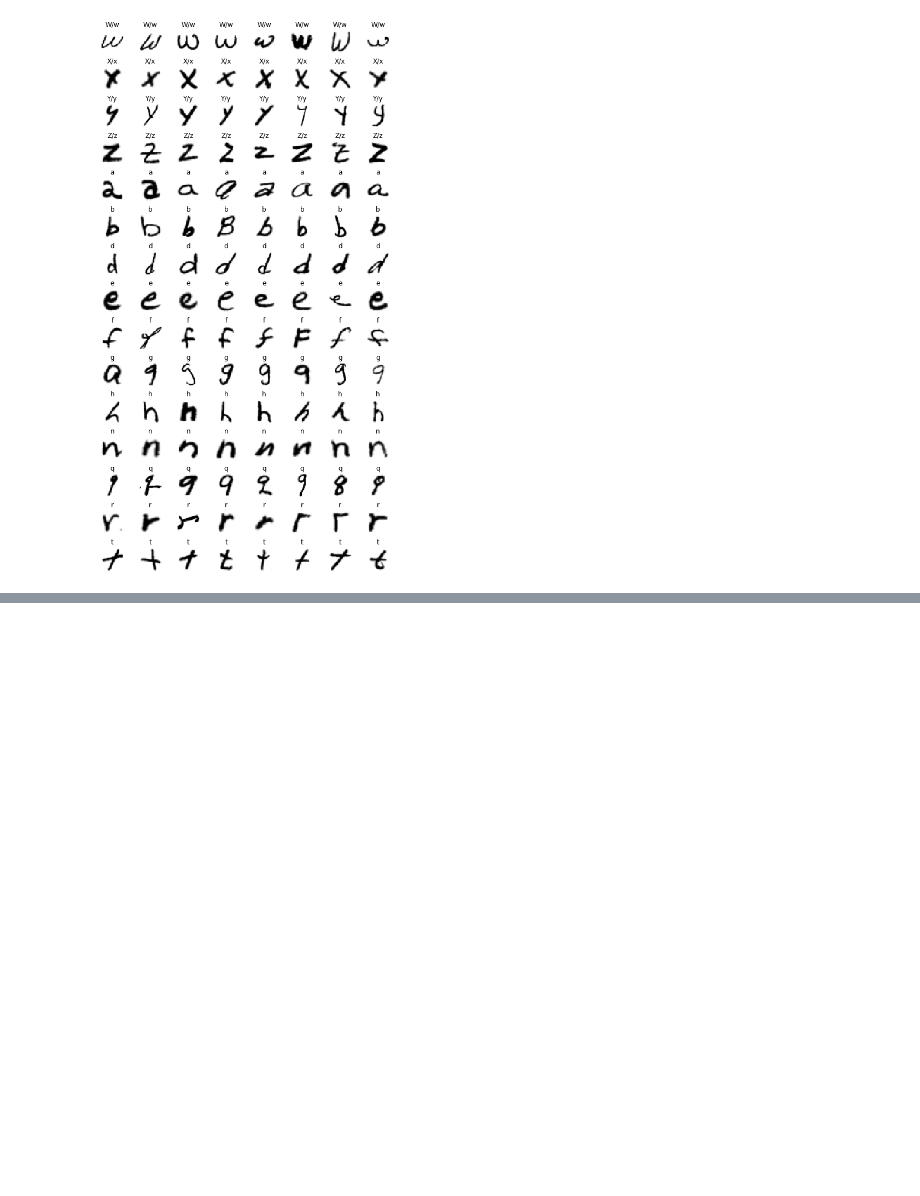
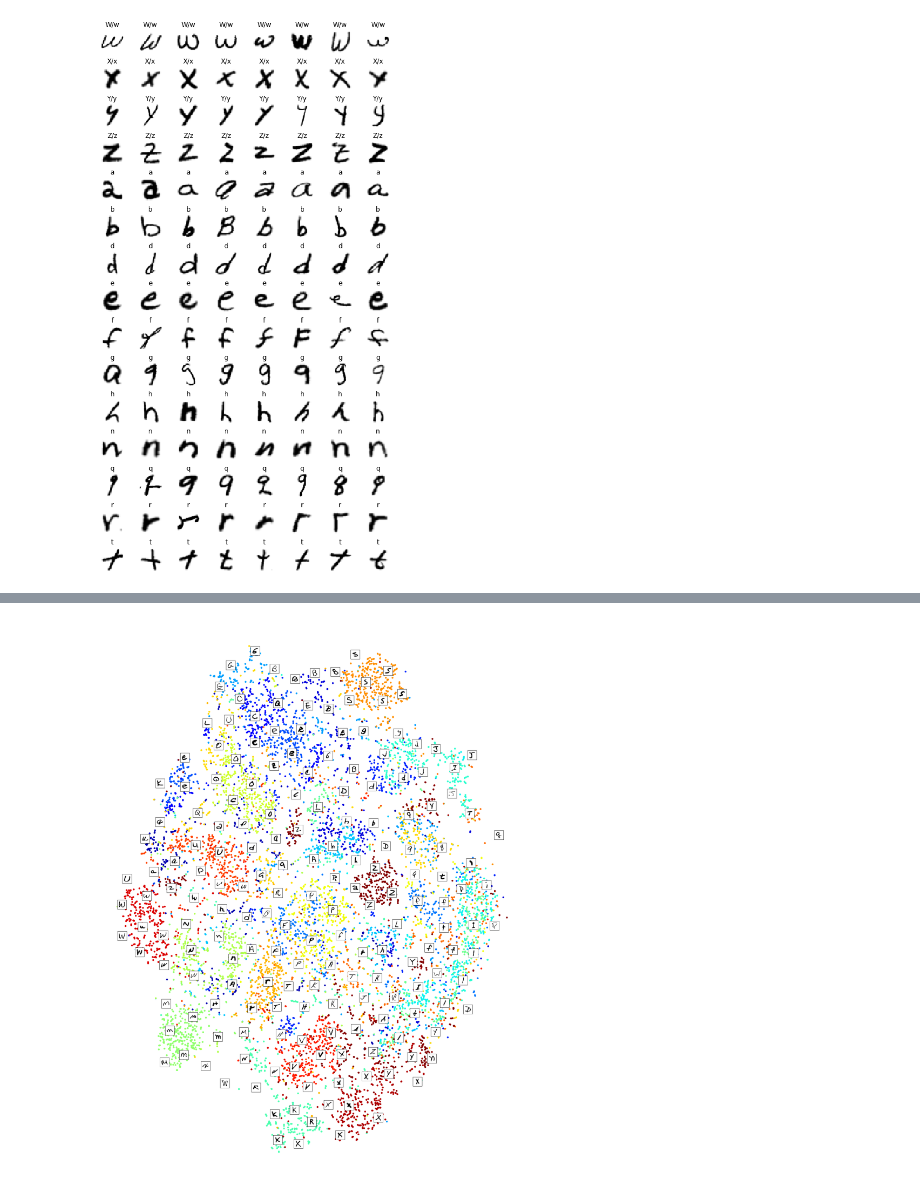
Before and after one commit to cesc1/TFG, a Jupyter notebook: code/emnist_analisis.ipynb, the cells around one changed output, grey strips where cells are left out. Cells and saved outputs as stored; diff of their text form; code cells hidden in the pictures; blank space fills up the shorter version.

```diff
--- a/code/emnist_analisis.ipynb
+++ b/code/emnist_analisis.ipynb
@@ -21,6 +21,9 @@ def save_fig(fig_id, tight_layout=True, fig_extension="png", resolution=300):
     if tight_layout:
         plt.tight_layout()
     plt.savefig(path, format=fig_extension, dpi=resolution)
+
+def flatten(data, dim_img = (28, 28)):
+    return data.reshape(len(data), dim_img[0] * dim_img[1])
 # %% [markdown]
 # 1. Load data
 # %%
@@ -192,0 +306,4 @@ plot_images(img_order[(16*8*2):], labels[(16*8*2):], rows = 15, cols = 8, tipus
+# %%
+plot_digits(X_TSNE_reduced, y_visual, images = flatten(X_visual), figsize = (30, 40), tipus = "digits")
+# %% [output]
+[figure, added]
```
Also changed, not shown: parts of 13 cells of this notebook, 6 other files.
